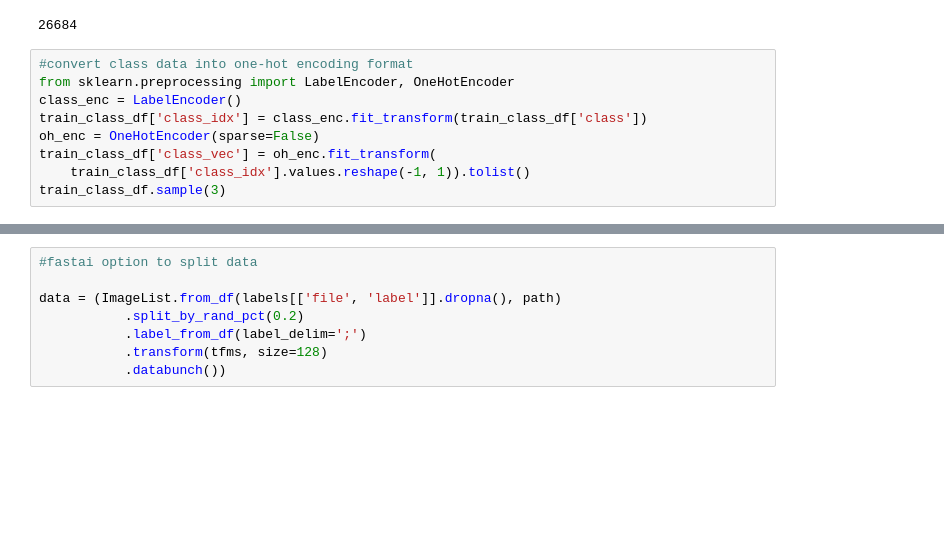
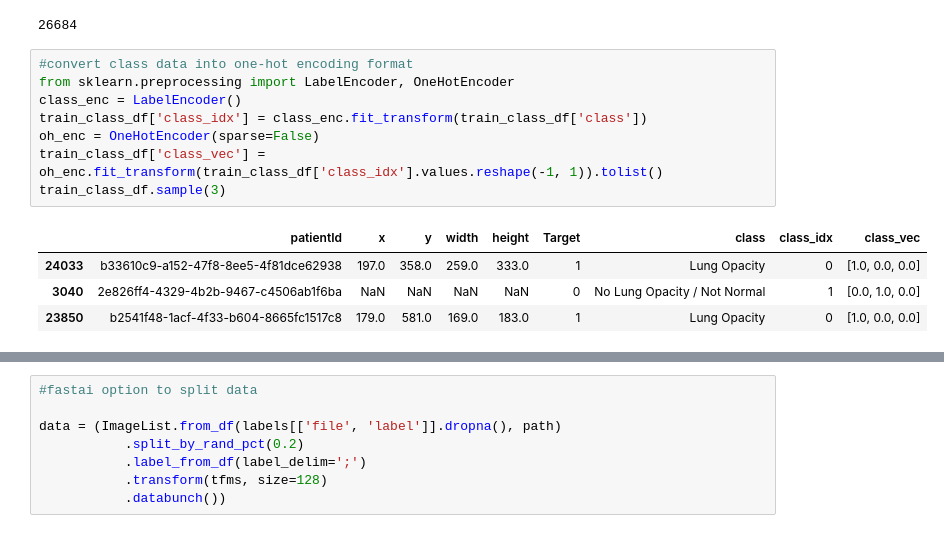
Before and after one commit to GrueneKatze/AI-for-Medicine-Coursera, a Jupyter notebook: Pneumonia_detection_with_FastAI.ipynb, the cells around one changed output, grey strips where cells are left out. Drawn from its saved outputs; the diff is of its cells as text; blank space fills up the shorter version.

```diff
--- a/Pneumonia_detection_with_FastAI.ipynb
+++ b/Pneumonia_detection_with_FastAI.ipynb
@@ -157,11 +166,15 @@ len(set(train_class_df['patientId']))
 # %%
 #convert class data into one-hot encoding format
 from sklearn.preprocessing import LabelEncoder, OneHotEncoder
 class_enc = LabelEncoder()
 train_class_df['class_idx'] = class_enc.fit_transform(train_class_df['class'])
 oh_enc = OneHotEncoder(sparse=False)
-train_class_df['class_vec'] = oh_enc.fit_transform(
-    train_class_df['class_idx'].values.reshape(-1, 1)).tolist()
+train_class_df['class_vec'] = oh_enc.fit_transform(train_class_df['class_idx'].values.reshape(-1, 1)).tolist()
 train_class_df.sample(3)
+# %% [output]
+|  | patientId | x | y | width | height | Target | class | class_idx | class_vec |
+| 24033 | b33610c9-a152-47f8-8ee5-4f81dce62938 | 197.0 | 358.0 | 259.0 | 333.0 | 1 | Lung Opacity | 0 | [1.0, 0.0, 0.0] |
+| 3040 | 2e826ff4-4329-4b2b-9467-c4506ab1f6ba | NaN | NaN | NaN | NaN | 0 | No Lung Opacity / Not Normal | 1 | [0.0, 1.0, 0.0] |
+| 23850 | b2541f48-1acf-4f33-b604-8665fc1517c8 | 179.0 | 581.0 | 169.0 | 183.0 | 1 | Lung Opacity | 0 | [1.0, 0.0, 0.0] |
 # %%
 #split to train and val sets
```
Also changed, not shown: parts of 9 cells of this notebook.
